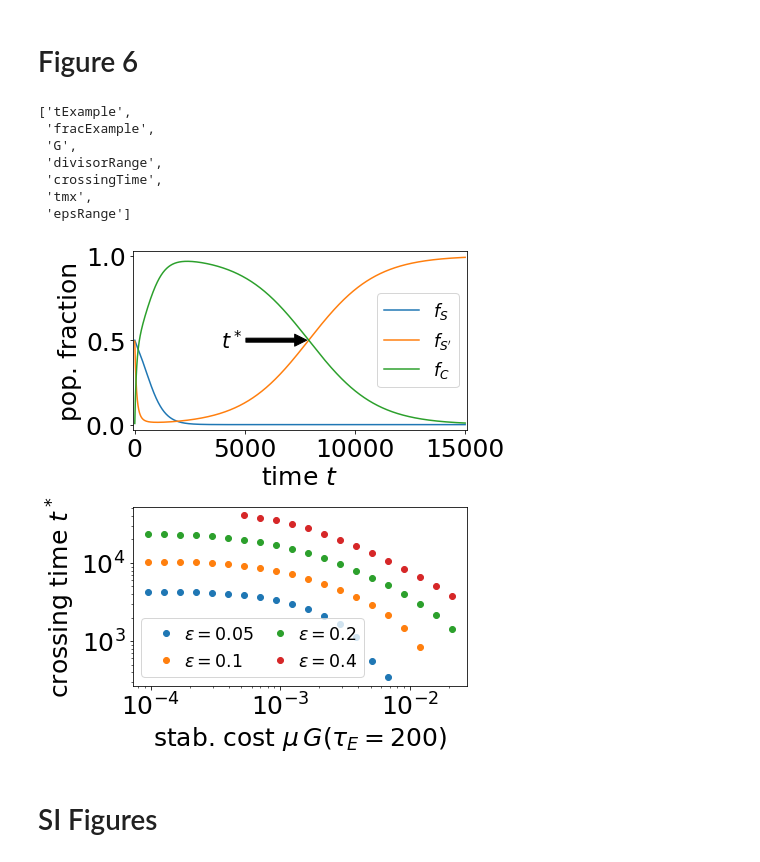
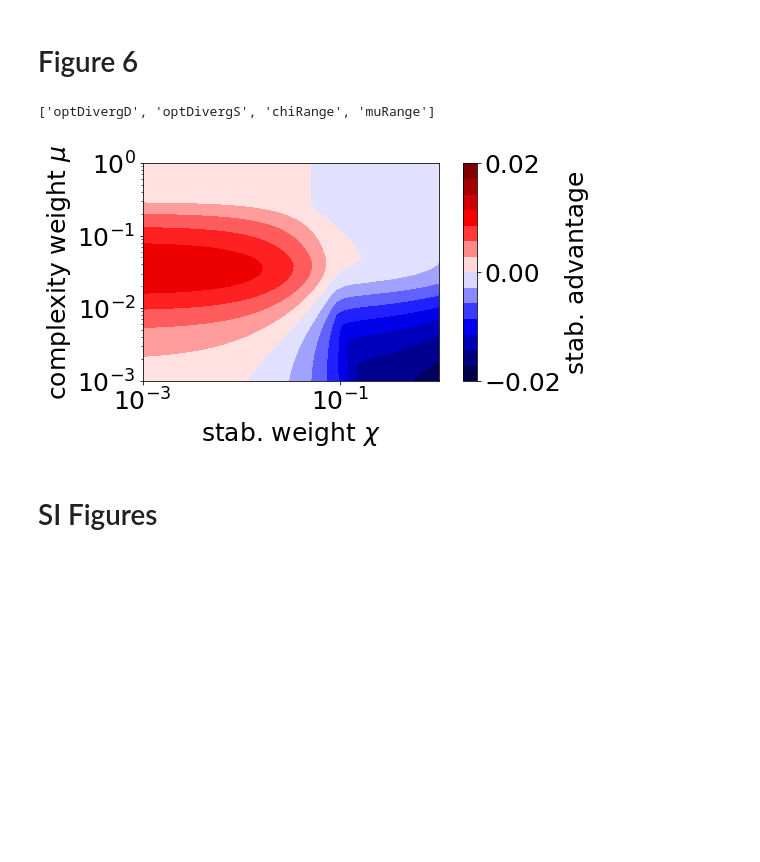
Before and after one commit to eltrompetero/adaptation, a Jupyter notebook: plotting.ipynb, the cells around one changed output. Saved outputs shown, nothing was run; the diff lists cells and outputs as text; code cells hidden in the pictures; blank space fills up the shorter version.

```diff
--- a/plotting.ipynb
+++ b/plotting.ipynb
@@ -493,43 +526,6 @@ print(ix, taRange[ix])
 # %% [markdown]
 # Figure 6
 # %%
-load_pickle('plotting/pop_dynamics.p')
+load_pickle('plotting/competition1.p')
 # %% [output]
-['tExample',
- 'fracExample',
- 'G',
- 'divisorRange',
- 'crossingTime',
- 'tmx',
- 'epsRange']
+['optDivergD', 'optDivergS', 'chiRange', 'muRange']
-# %%
-fig, ax = plt.subplots(figsize=(6,8), nrows=2)
-
-ax[0].plot(tExample, fracExample[:,0])
-ax[0].plot(tExample, fracExample[:,1])
-ax[0].plot(tExample, fracExample[:,2])
-tstar = tExample[argrelextrema((fracExample[:,1]-fracExample[:,2])**2, np.less)[0].max()]
-fstar = fracExample[:,1][int(tstar)]
-ax[0].annotate(r'$t^*$', xy=(tstar, fstar), xytext=(tstar-4000, fstar),
-               arrowprops=dict(facecolor='black', shrink=0.03),
-               verticalalignment='center',
-               fontsize='small')
-ax[0].set(xlabel=r'time $t$', ylabel=r'pop. fraction',
-       xlim=(-100, tmx+100), ylim=(-.03,1.03))
-ax[0].legend((r'$f_S$',r"$f_{S'}$",r'$f_C$'),
-             loc='center right',
-             fontsize='x-small')
-
-ax[1].loglog(G/divisorRange[4:], crossingTime[4:,0], 'o')
-ax[1].loglog(G/divisorRange[2:], crossingTime[2:,1], 'o')
-ax[1].loglog(G/divisorRange, crossingTime[:,2], 'o')
-ax[1].loglog(G/divisorRange[:-6], crossingTime[:-6,3], 'o')
-leg = ax[1].legend([r'$\epsilon=$'+f'{eps}' for eps in epsRange],
-                   fontsize='x-small', ncol=2, handletextpad=.05, columnspacing=.5)
-# leg.set_title(r'$\epsilon$', prop={'size':'x-small'})
-ax[1].set(xlabel=r'stab. cost $\mu\,G(\tau_{E}=200)$',
-          ylabel=r'crossing time $t^*$',)
-
-fig.subplots_adjust(hspace=.43)
-# %% [output]
-[figure, removed]
@@ -538,3 +532,30 @@ fig.savefig(f'{imgdr}/pop_dynamics.pdf', bbox_inches='tight')
+# %%
+fig, ax = plt.subplots(ncols=2, gridspec_kw={'width_ratios':(1,.05), 'wspace':.15})
+ax, cax = ax
+
+d = optDivergD - optDivergS
+dmx = ceil(abs(d).max()*100) / 100
+ax.contourf(chiRange, muRange, d,
+                  14, cmap=plt.cm.seismic, vmin=-dmx, vmax=dmx)
+ax.set(xscale='log', yscale='log',
+       xlabel=r'stab. weight $\chi$', ylabel=r'complexity weight $\mu$')
+
+# create the new map
+cmap = mpl.colors.ListedColormap([plt.cm.seismic(i) for i in linspace(0,1,14)])
+
+# define the bins and normalize
+# norm = mpl.colors.BoundaryNorm(linspace(-.02,.02,15), cmap.N)
+norm = mpl.colors.BoundaryNorm(linspace(-dmx,dmx,cmap.N+1), cmap.N)
+cb1 = mpl.colorbar.ColorbarBase(cax,
+                                cmap=cmap,
+                                norm=norm,
+                                boundaries=linspace(-dmx,dmx,cmap.N+1),
+                                ticks=(-.02,0,.02),
+                                label='stab. advantage')
+
+fig.savefig(f'{imgdr}/fitness_landscape.pdf', bbox_inches='tight')
+# %% [output]
+[figure, added]
 # %% [markdown]
 # SI Figures
 # %%
```
Also changed, not shown: parts of 3 cells of this notebook, 2 other files.
